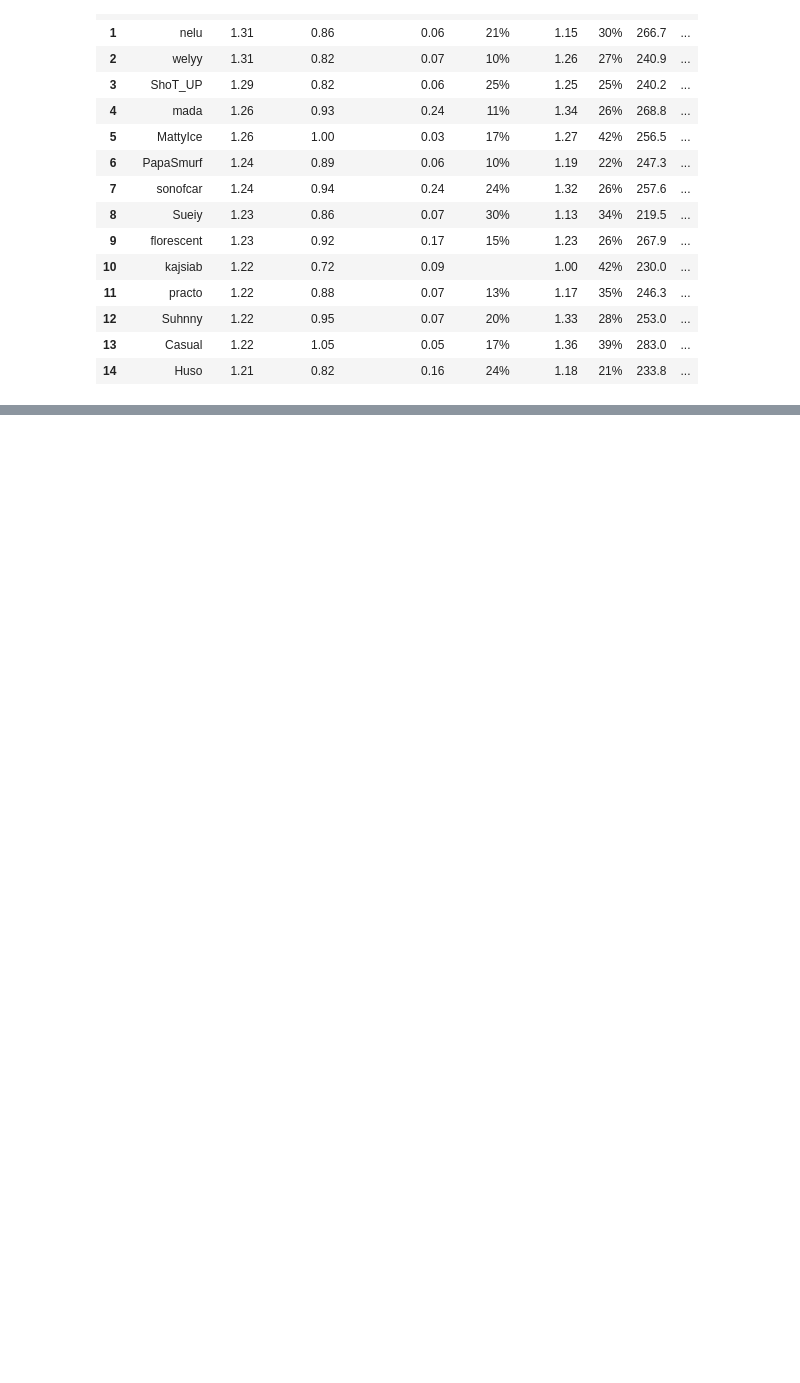
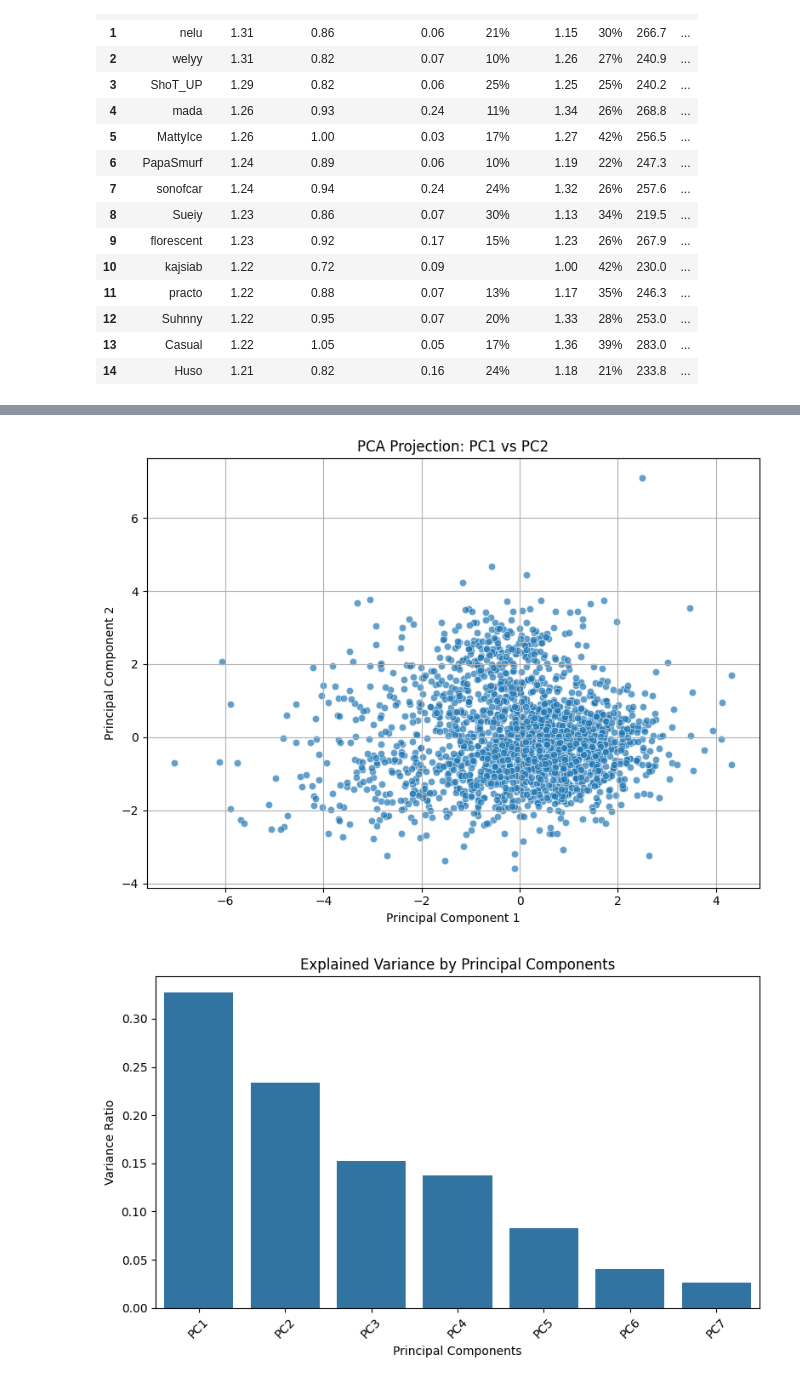
Before and after one commit to tiao1314/valorant-data, a Jupyter notebook: vppi_analysis.ipynb, the cells around one changed output, grey strips where cells are left out. Cells and saved outputs as stored; diff of their text form; code cells hidden in the pictures; blank space fills up the shorter version.

```diff
--- a/vppi_analysis.ipynb
+++ b/vppi_analysis.ipynb
@@ -95,0 +243,42 @@ vppi_df.head(15)
+# %%
+df_reduced = df_numeric.drop(columns=to_drop)
+# %%
+from sklearn.preprocessing import StandardScaler
+from sklearn.decomposition import PCA
+import seaborn as sns
+import matplotlib.pyplot as plt
+
+# Standardize the data
+scaler = StandardScaler()
+scaled_data = scaler.fit_transform(df_reduced)
+
+# Apply PCA
+pca = PCA()
+pca_data = pca.fit_transform(scaled_data)
+
+# Convert PCA results to DataFrame
+pca_df = pd.DataFrame(pca_data, columns=[f'PC{i+1}' for i in range(pca_data.shape[1])])
+
+# --- Projection Graph: PC1 vs PC2 ---
+plt.figure(figsize=(8, 6))
+sns.scatterplot(x='PC1', y='PC2', data=pca_df, alpha=0.7)
+plt.title('PCA Projection: PC1 vs PC2')
+plt.xlabel('Principal Component 1')
+plt.ylabel('Principal Component 2')
+plt.grid(True)
+plt.tight_layout()
+plt.show()
+
+# --- Explained Variance Bar Chart ---
+plt.figure(figsize=(8, 5))
+sns.barplot(x=[f'PC{i+1}' for i in range(len(pca.explained_variance_ratio_))],
+            y=pca.explained_variance_ratio_)
+plt.title('Explained Variance by Principal Components')
+plt.ylabel('Variance Ratio')
+plt.xlabel('Principal Components')
+plt.xticks(rotation=45)
+plt.tight_layout()
+plt.show()
+# %% [output]
+[figure, added]
+[figure, added]
```
Also changed, not shown: parts of 6 cells of this notebook.
